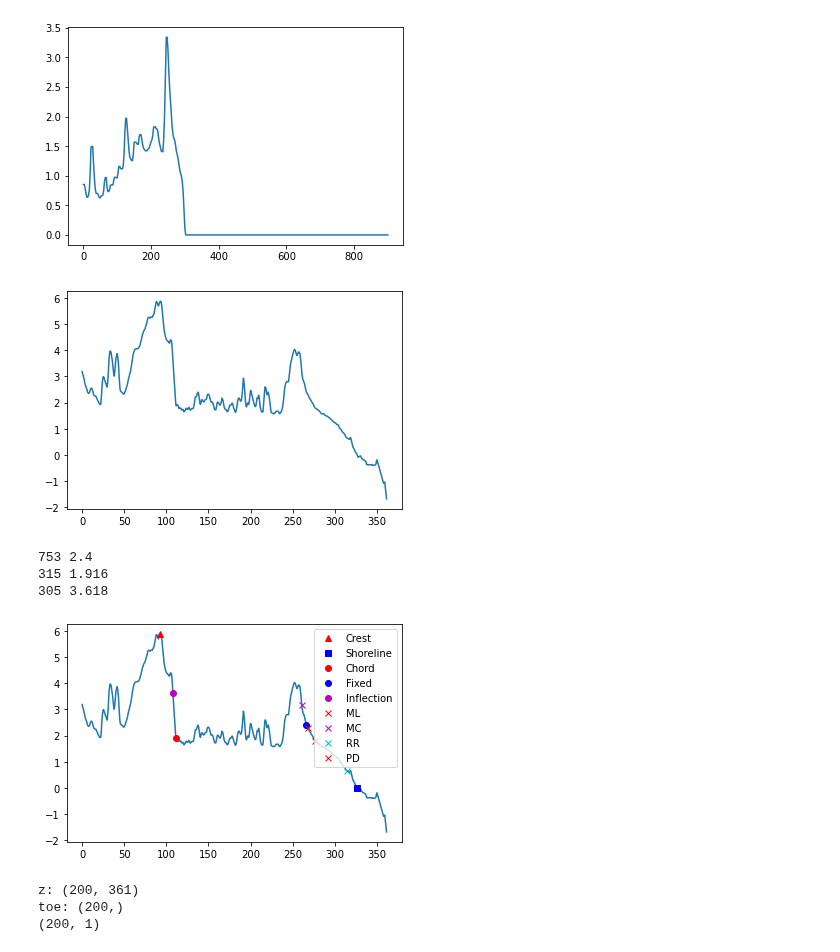
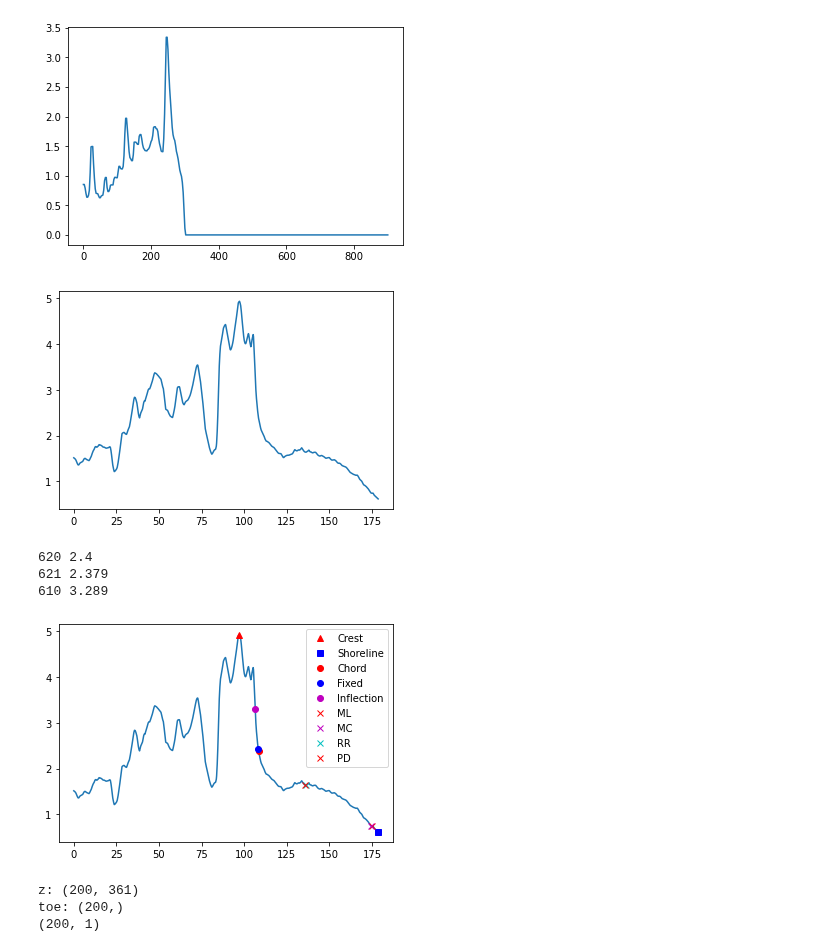
Before and after one commit to csherwood-usgs/CoreBx, a Jupyter notebook: test_find_dune_toe.ipynb, the cells around one changed output. Drawn from its saved outputs; the diff is of its cells as text; code cells hidden in the pictures.

```diff
--- a/test_find_dune_toe.ipynb
+++ b/test_find_dune_toe.ipynb
@@ -110,14 +110,14 @@ zz=1.8
 # %%
 # Load one of my profiles
 z=za[i,:]
 
-df = pd.read_csv('test_profile9.csv')
+df = pd.read_csv('test_profile7.csv')
 x = df['Distance (Total)'].values
 z = df['Elevation'].values
 plt.plot(x,z)
 zz=2.4
 # %% [output]
-[figure, old version]
+[figure, new version]
 # %%
 izz,iztoe,izip,zz,ztoe,zipt = find_toe(x,z,zz=zz,s=0.2,izero='offshore')
 print(izz,zz)
@@ -153,10 +153,10 @@ plt.plot(x[toe_rr],z[toe_rr],'xc',label='RR')
 plt.plot(x[toe_pd],z[toe_pd],'xr',label='PD')
 _=plt.legend()
 # %% [output]
-753 2.4
-315 1.916
-305 3.618
+620 2.4
+621 2.379
+610 3.289
-[figure, old version]
+[figure, new version]
 # %%
 print('z:',np.shape(z))
 print('toe:',np.shape(toe))
```
Also changed, not shown: 6 other files.
